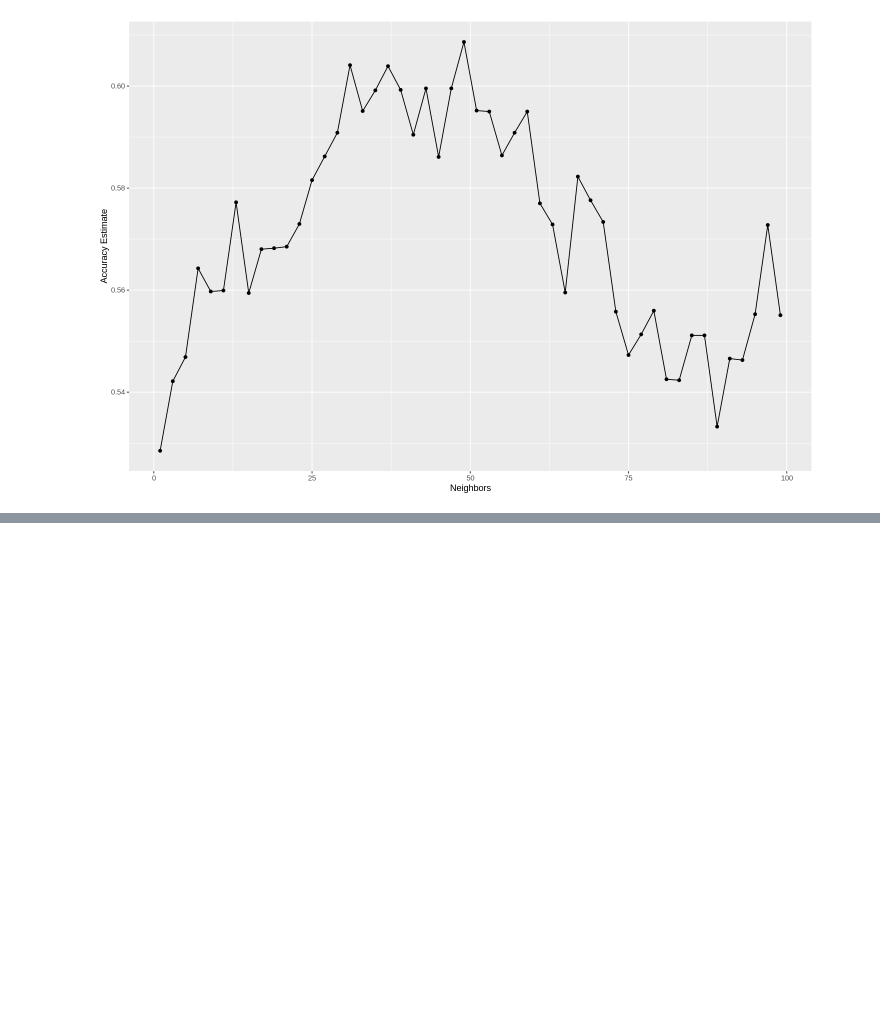
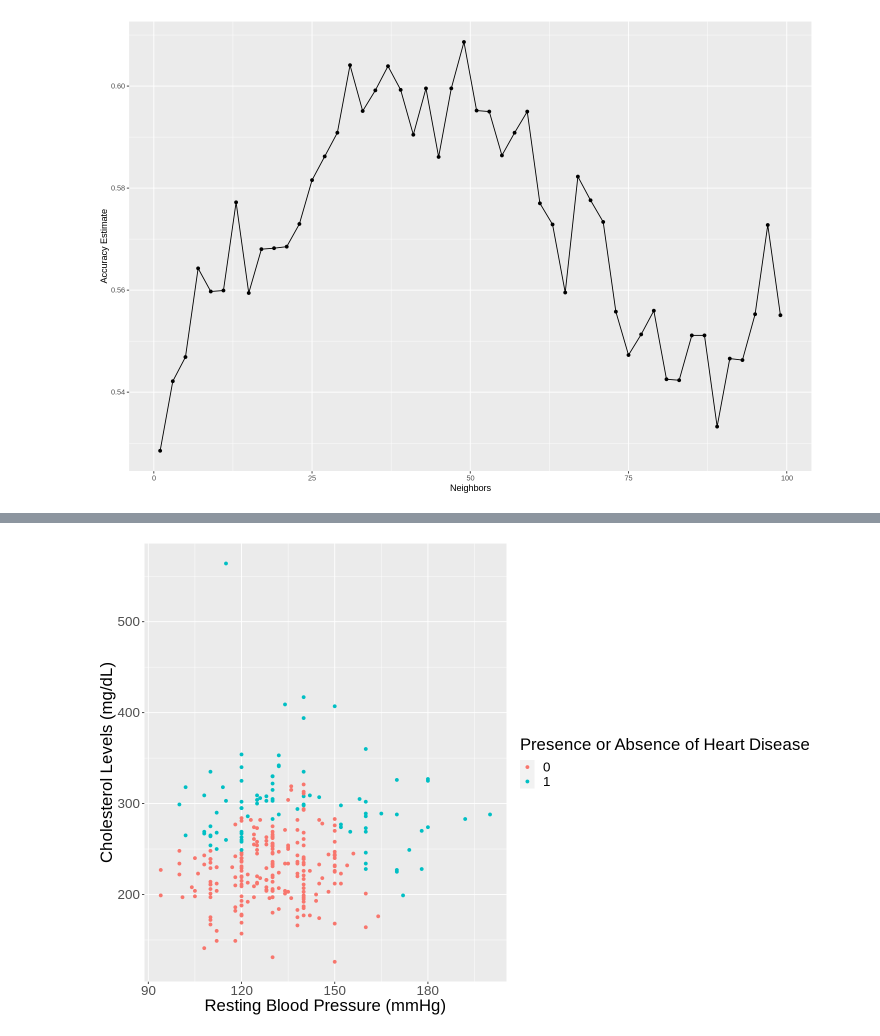
Before and after one commit to cchurch999/Data-Science-Group-Project-Books, a Jupyter notebook: Preliminary exploratory data analysis.ipynb, the cells around one changed output, grey strips where cells are left out. Saved outputs shown, nothing was run; the diff lists cells and outputs as text; code cells hidden in the pictures; blank space fills up the shorter version.

```diff
--- a/Preliminary exploratory data analysis.ipynb
+++ b/Preliminary exploratory data analysis.ipynb
@@ -296,0 +286,15 @@ ERROR: Error in `max()`:
+# %%
+#make a new model specification for the best k and retrain classifier using fit
+
+set.seed(9999)
+
+heart_disease_model <- nearest_neighbor(weight_func = "rectangular", neighbors = 49)|>
+    set_engine("kknn")|>
+    set_mode("classification")
+
+
+heart_disease_best_fit <- workflow()|>
+    add_recipe(heart_disease_recipe)|>
+    add_model(heart_disease_model)|>
+    fit(data = heart_disease_train)
+heart_disease_best_fit
@@ -296,0 +371,16 @@ ERROR: Error in `max()`:
+# %%
+#visualisation of analysis
+
+whole_data_heart_disease_pred <- heart_disease_best_fit |>
+        predict(final_data)|>
+        bind_cols(final_data)
+
+analysis_plot <- whole_data_heart_disease_pred|>
+    ggplot(aes(x = trestbpd, y = chol, color = .pred_class))+
+    geom_point() +
+    labs(x = "Resting Blood Pressure (mmHg)", y = "Cholesterol Levels (mg/dL)", colour = "Presence or Absence of Heart Disease")+
+    # ggtitle(The
+    theme(text = element_text(size = 20))
+analysis_plot
+# %% [output]
+[figure, added]
```
Also changed, not shown: parts of 8 cells of this notebook.
